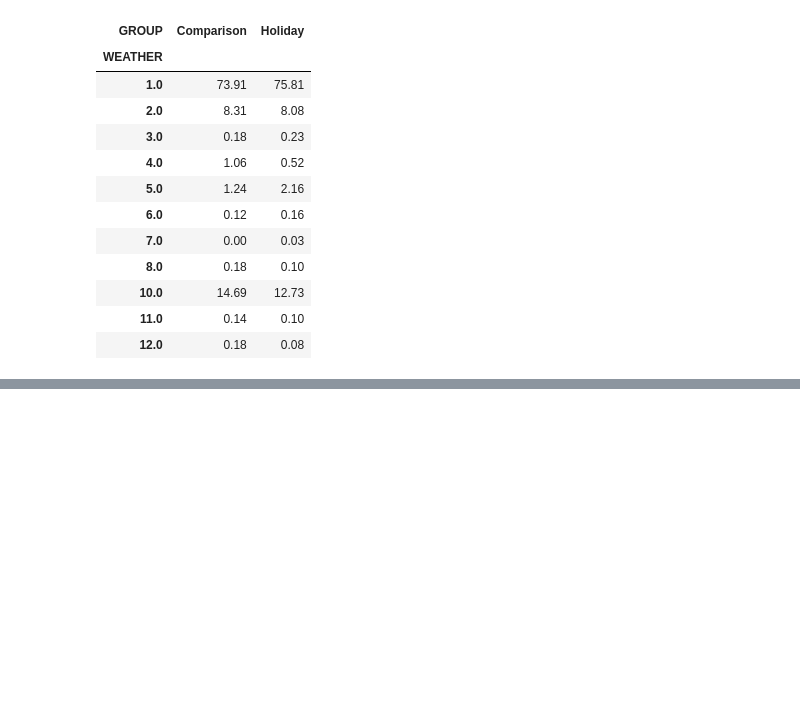
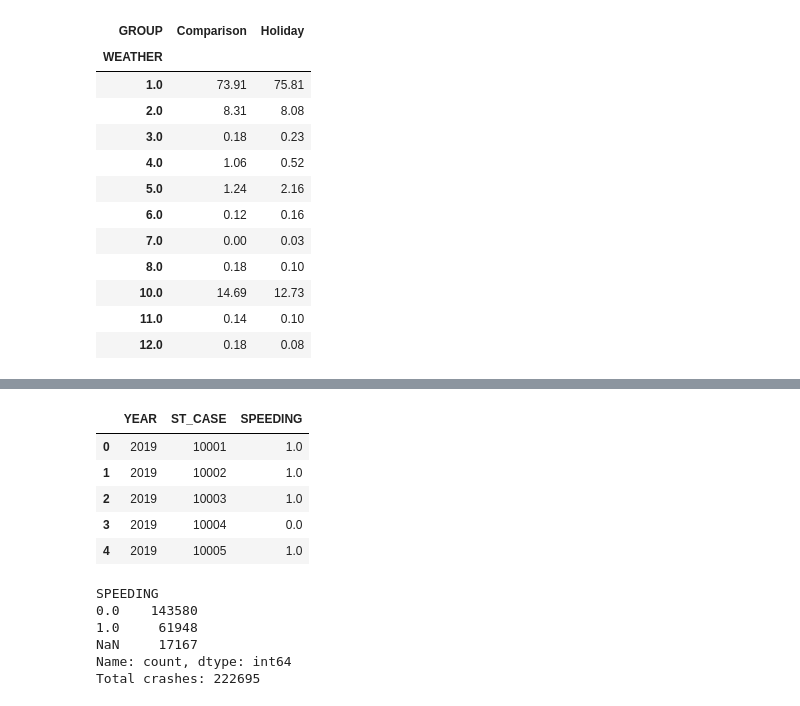
Before and after one commit to Prashriya/DS-325-Final-Project, a Jupyter notebook: FinalProject.ipynb, the cells around one changed output, grey strips where cells are left out. Saved outputs shown, nothing was run; the diff lists cells and outputs as text; code cells hidden in the pictures; blank space fills up the shorter version.

```diff
--- a/FinalProject.ipynb
+++ b/FinalProject.ipynb
@@ -509,0 +656,12 @@ weather_percent.round(2)
+# %%
+vehicle_data["SPEEDING_VEHICLE"] = np.where(
+    vehicle_data["SPEEDREL"].isin([2, 3, 4, 5]),
+    1,
+    np.where(
+        vehicle_data["SPEEDREL"] == 0,
+        0,
+        np.nan
+    )
+)
+
+print(vehicle_data["SPEEDING_VEHICLE"].value_counts(dropna=False))
@@ -509,0 +678,30 @@ weather_percent.round(2)
+# %%
+speeding_by_crash = (
+    vehicle_data
+    .groupby(["YEAR", "ST_CASE"])["SPEEDING_VEHICLE"]
+    .apply(
+        lambda x: 1
+        if (x == 1).any()
+        else (0 if x.notna().all() else np.nan)
+    )
+    .reset_index(name="SPEEDING")
+)
+
+speeding_by_crash.head()
+# %% [output]
+|  | YEAR | ST_CASE | SPEEDING |
+| 0 | 2019 | 10001 | 1.0 |
+| 1 | 2019 | 10002 | 1.0 |
+| 2 | 2019 | 10003 | 1.0 |
+| 3 | 2019 | 10004 | 0.0 |
+| 4 | 2019 | 10005 | 1.0 |
+# %%
+print(speeding_by_crash["SPEEDING"].value_counts(dropna=False))
+print("Total crashes:", len(speeding_by_crash))
+# %% [output]
+SPEEDING
+0.0    143580
+1.0     61948
+NaN     17167
+Name: count, dtype: int64
+Total crashes: 222695
```
Also changed, not shown: parts of 15 cells of this notebook.
